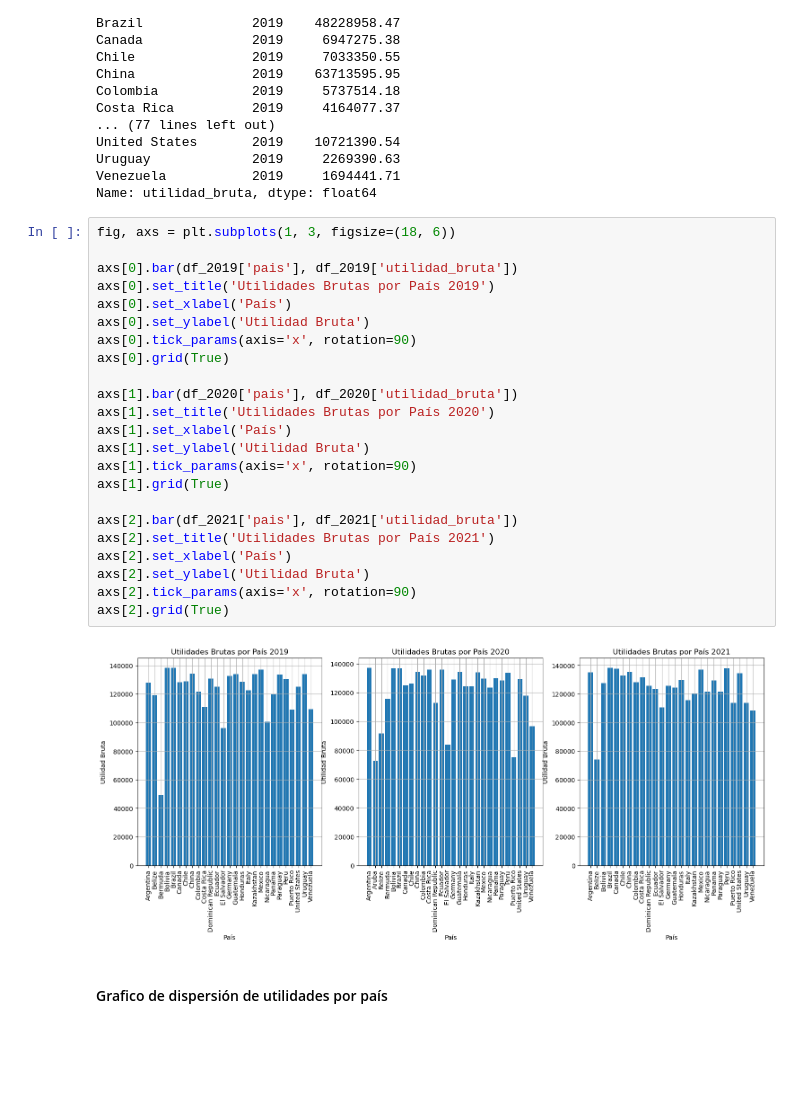
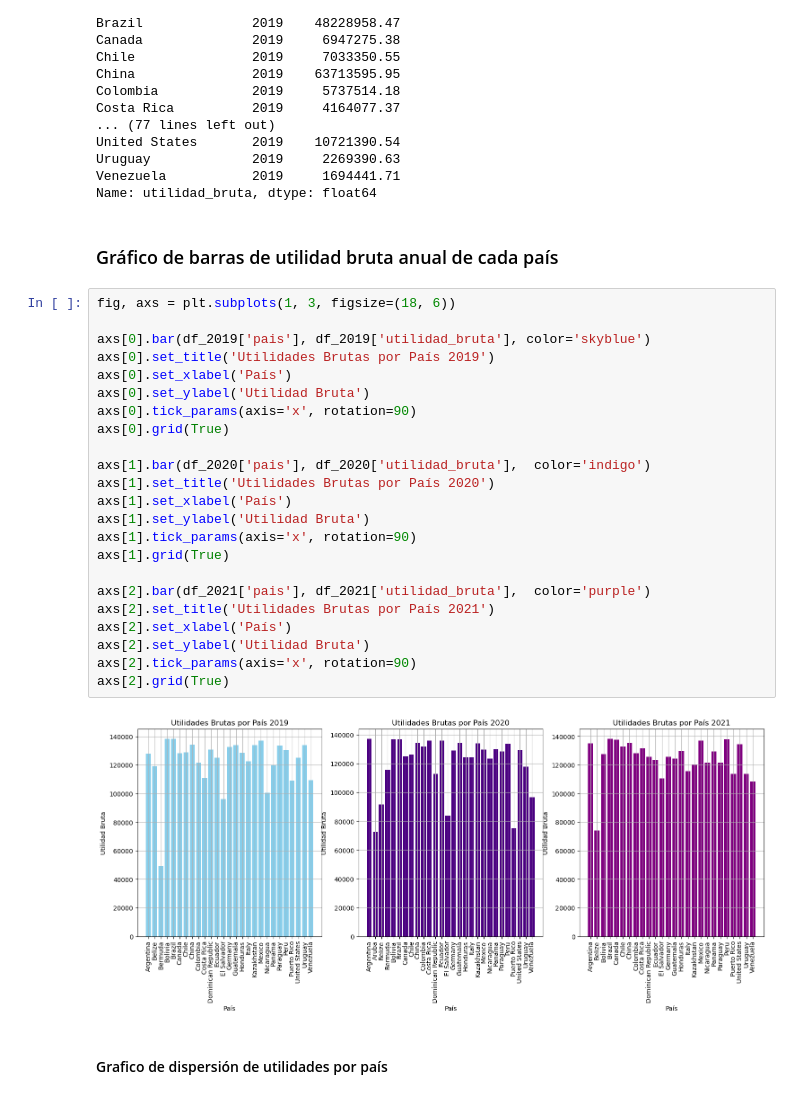
Before and after one commit to valebendezu/ispc-analista-datos, a Jupyter notebook: Proyecto Integrador - Analista de Datos - ISPC.ipynb, the cells around one changed output. Drawn from its saved outputs; the diff is of its cells as text; blank space fills up the shorter version.

```diff
--- a/Proyecto Integrador - Analista de Datos - ISPC.ipynb
+++ b/Proyecto Integrador - Analista de Datos - ISPC.ipynb
@@ -320,31 +320,33 @@ United States       2019    10721390.54
 Uruguay             2019     2269390.63
 Venezuela           2019     1694441.71
 Name: utilidad_bruta, dtype: float64
+# %% [markdown]
+### Gráfico de barras de utilidad bruta anual de cada país
 # %%
 fig, axs = plt.subplots(1, 3, figsize=(18, 6))
 
-axs[0].bar(df_2019['pais'], df_2019['utilidad_bruta'])
+axs[0].bar(df_2019['pais'], df_2019['utilidad_bruta'], color='skyblue')
 axs[0].set_title('Utilidades Brutas por País 2019')
 axs[0].set_xlabel('País')
 axs[0].set_ylabel('Utilidad Bruta')
 axs[0].tick_params(axis='x', rotation=90)
 axs[0].grid(True)
 
-axs[1].bar(df_2020['pais'], df_2020['utilidad_bruta'])
+axs[1].bar(df_2020['pais'], df_2020['utilidad_bruta'],  color='indigo')
 axs[1].set_title('Utilidades Brutas por País 2020')
 axs[1].set_xlabel('País')
 axs[1].set_ylabel('Utilidad Bruta')
 axs[1].tick_params(axis='x', rotation=90)
 axs[1].grid(True)
 
-axs[2].bar(df_2021['pais'], df_2021['utilidad_bruta'])
+axs[2].bar(df_2021['pais'], df_2021['utilidad_bruta'],  color='purple')
 axs[2].set_title('Utilidades Brutas por País 2021')
 axs[2].set_xlabel('País')
 axs[2].set_ylabel('Utilidad Bruta')
 axs[2].tick_params(axis='x', rotation=90)
 axs[2].grid(True)
 # %% [output]
-[figure, old version]
+[figure, new version]
 # %% [markdown]
 #### Grafico de dispersión de utilidades por país
 # %%
```
Also changed, not shown: parts of 17 cells of this notebook.
